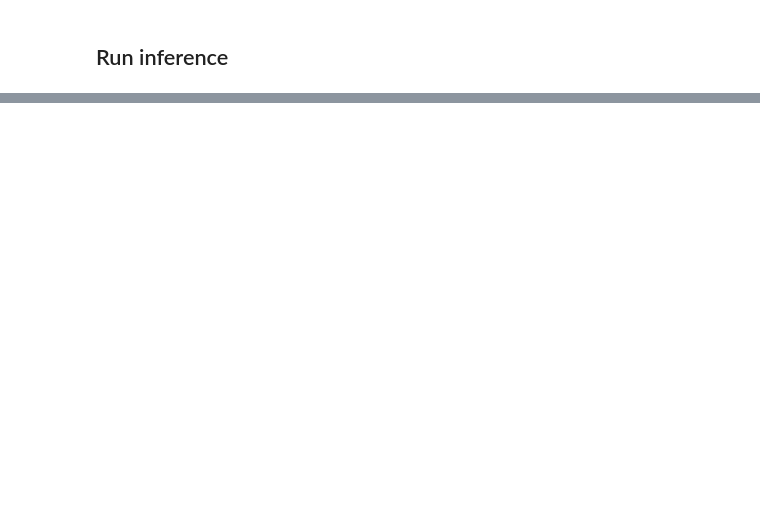
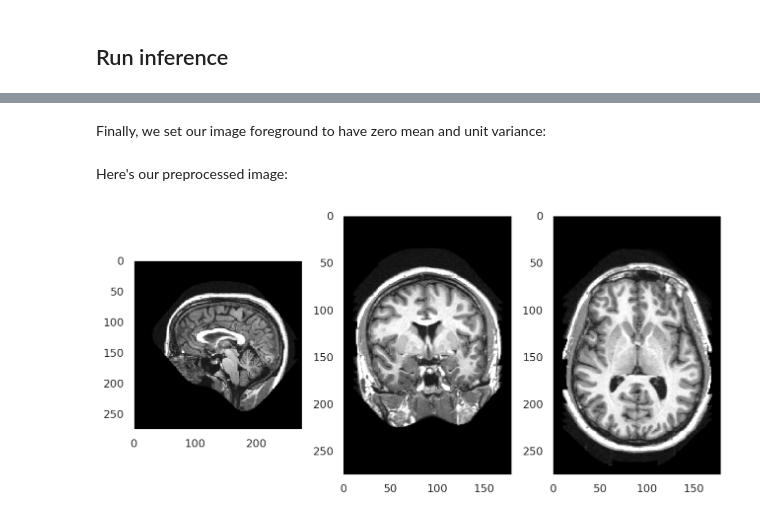
Before and after one commit to fepegar/tf2pt, a Jupyter notebook: MICCAI_2019.ipynb, the cells around one changed output, grey strips where cells are left out. Saved outputs shown, nothing was run; the diff lists cells and outputs as text; code cells hidden in the pictures; blank space fills up the shorter version.

```diff
--- a/MICCAI_2019.ipynb
+++ b/MICCAI_2019.ipynb
@@ -414,0 +381,11 @@ Run inference
+# %%
+hist_norm = HistogramNormalisationLayer(
+    image_name='image',
+    modalities=['Modality0'],
+    model_filename=config['NETWORK']['histogram_ref_file'],
+    binary_masking_func=binary_masking_func,
+    cutoff=(0.001, 0.999),
+    name='hist_norm_layer',
+)
+# %% [markdown]
+Finally, we set our image foreground to have zero mean and unit variance:
@@ -414,0 +401,7 @@ Run inference
+# %% [markdown]
+Here's our preprocessed image:
+# %%
+_, image_data_dict, _ = reader()
+visualization.plot_volume(image_data_dict['image'])
+# %% [output]
+[figure, added]
```
Also changed, not shown: parts of 67 cells of this notebook, 3 other files.
